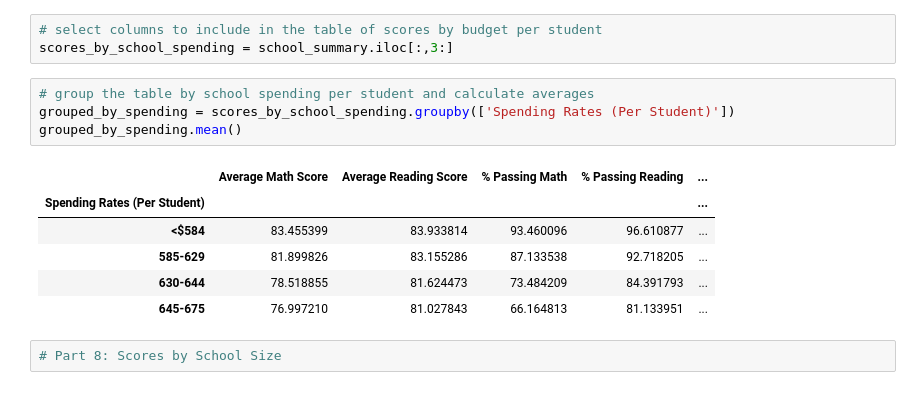
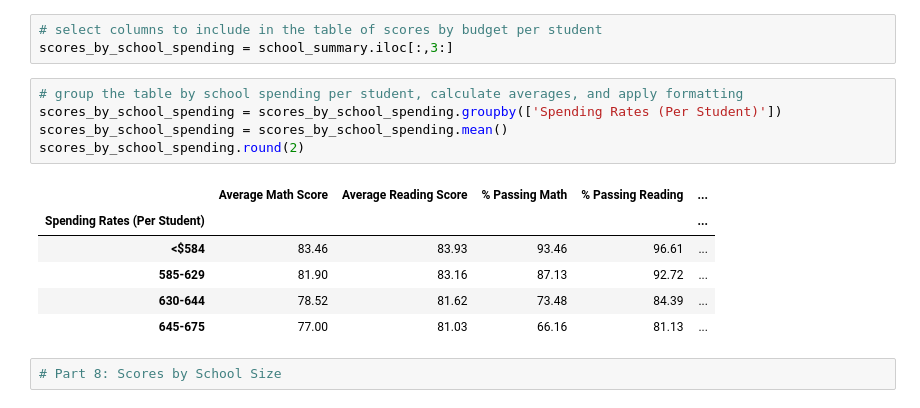
Before and after one commit to JonathanAntia/pandas-challenge, a Jupyter notebook: PyCitySchools/PyCitySchools.ipynb, the cells around one changed output. Cells and saved outputs as stored; diff of their text form.

```diff
--- a/PyCitySchools/PyCitySchools.ipynb
+++ b/PyCitySchools/PyCitySchools.ipynb
@@ -252,16 +256,17 @@ school_summary['Spending Rates (Per Student)'] = pd.cut(school_summary['Per Stud
 # select columns to include in the table of scores by budget per student
 scores_by_school_spending = school_summary.iloc[:,3:]
 # %%
-# group the table by school spending per student and calculate averages
-grouped_by_spending = scores_by_school_spending.groupby(['Spending Rates (Per Student)'])
-grouped_by_spending.mean()
+# group the table by school spending per student, calculate averages, and apply formatting
+scores_by_school_spending = scores_by_school_spending.groupby(['Spending Rates (Per Student)'])
+scores_by_school_spending = scores_by_school_spending.mean()
+scores_by_school_spending.round(2)
 # %% [output]
 |  | Average Math Score | Average Reading Score | % Passing Math | % Passing Reading | ... |
 | Spending Rates (Per Student) |  |  |  |  | ... |
-| <$584 | 83.455399 | 83.933814 | 93.460096 | 96.610877 | ... |
-| 585-629 | 81.899826 | 83.155286 | 87.133538 | 92.718205 | ... |
-| 630-644 | 78.518855 | 81.624473 | 73.484209 | 84.391793 | ... |
-| 645-675 | 76.997210 | 81.027843 | 66.164813 | 81.133951 | ... |
+| <$584 | 83.46 | 83.93 | 93.46 | 96.61 | ... |
+| 585-629 | 81.90 | 83.16 | 87.13 | 92.72 | ... |
+| 630-644 | 78.52 | 81.62 | 73.48 | 84.39 | ... |
+| 645-675 | 77.00 | 81.03 | 66.16 | 81.13 | ... |
 # %%
 # Part 8: Scores by School Size
 # %%
```
Also changed, not shown: parts of 14 cells of this notebook.
